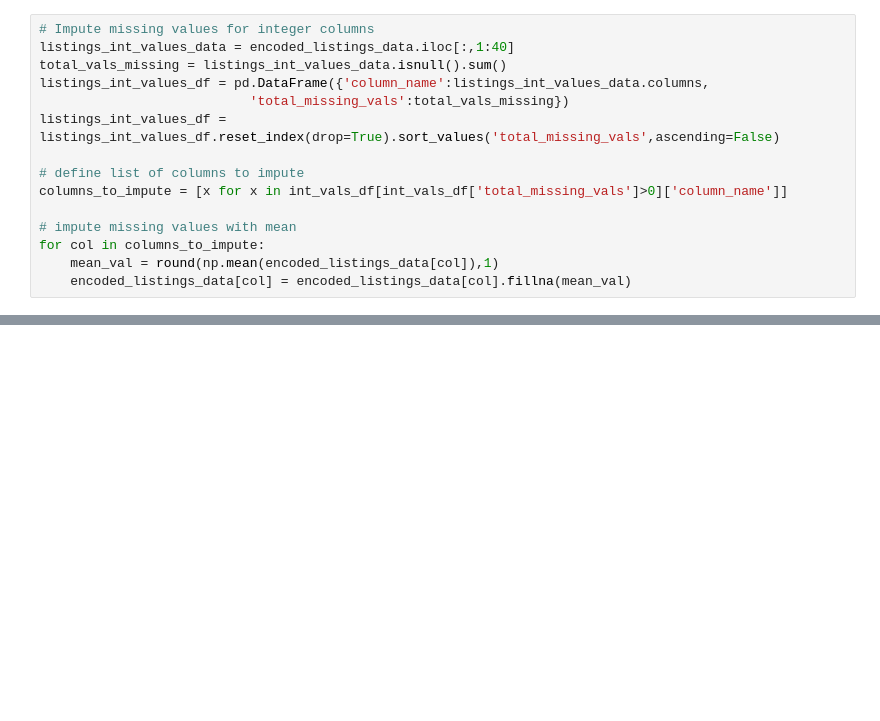
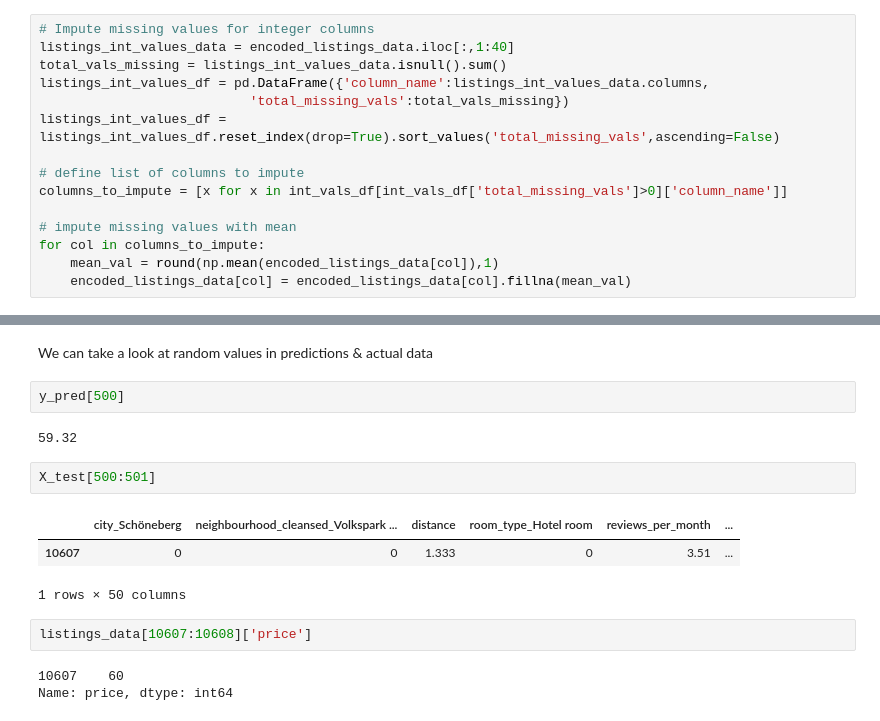
Before and after one commit to wkirui/Airbnb-Price-Prediction, a Jupyter notebook: Airbnb Data Data Processing.ipynb, the cells around one changed output, grey strips where cells are left out. Saved outputs shown, nothing was run; the diff lists cells and outputs as text; blank space fills up the shorter version.

```diff
--- a/Airbnb Data Data Processing.ipynb
+++ b/Airbnb Data Data Processing.ipynb
@@ -485,0 +470,17 @@ round((listings_data['beds'].isnull().sum()/len(listings_data))*100,2)
+# %% [markdown]
+We can take a look at random values in predictions & actual data
+# %%
+y_pred[500]
+# %% [output]
+59.32
+# %%
+X_test[500:501]
+# %% [output]
+|  | city_Schöneberg | neighbourhood_cleansed_Volkspark ... | distance | room_type_Hotel room | reviews_per_month | ... |
+| 10607 | 0 | 0 | 1.333 | 0 | 3.51 | ... |
+1 rows × 50 columns
+# %%
+listings_data[10607:10608]['price']
+# %% [output]
+10607    60
+Name: price, dtype: int64
```
Also changed, not shown: parts of 19 cells of this notebook.
